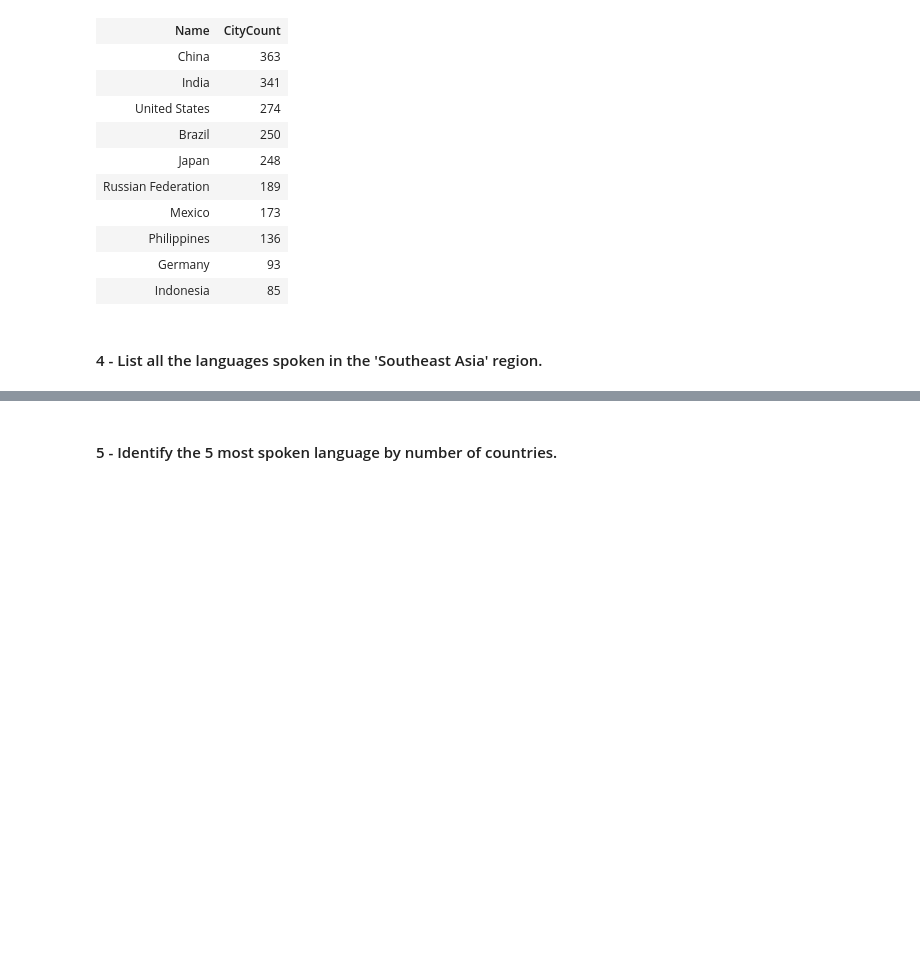
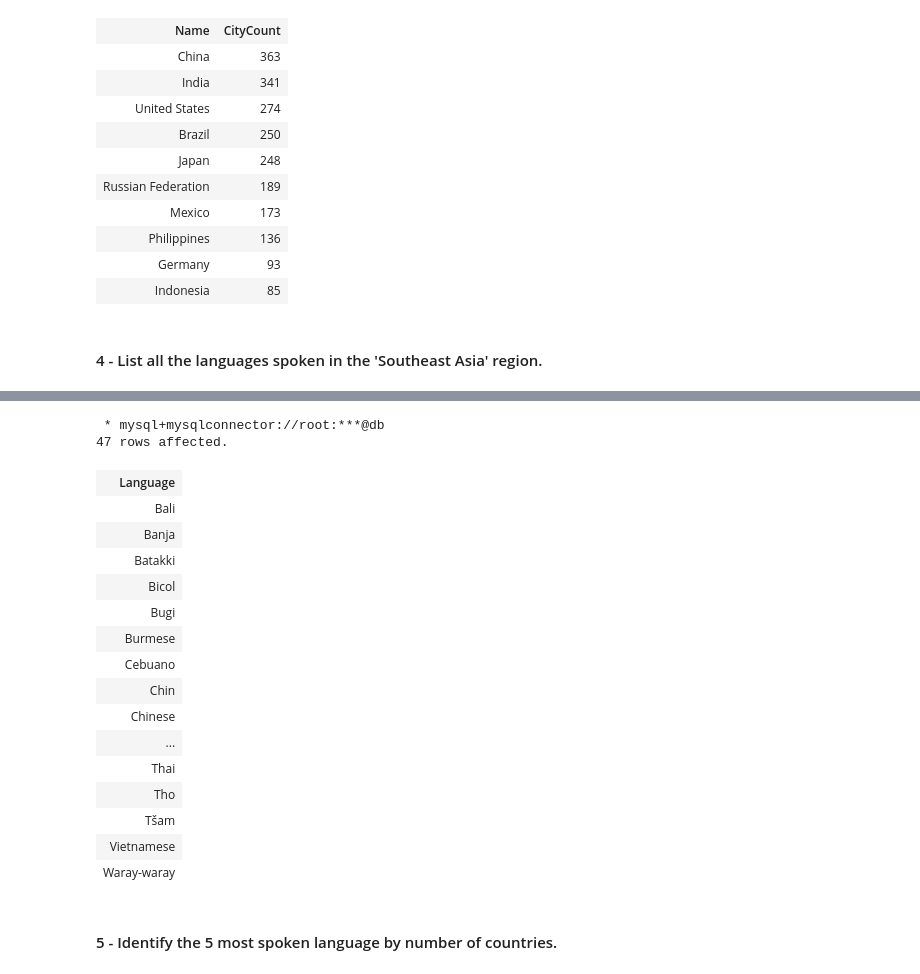
Before and after one commit to gulbord/MAPD-B, a Jupyter notebook: mysql/notebooks/MySQL.ipynb, the cells around one changed output, grey strips where cells are left out. Drawn from its saved outputs; the diff is of its cells as text; code cells hidden in the pictures; blank space fills up the shorter version.

```diff
--- a/mysql/notebooks/MySQL.ipynb
+++ b/mysql/notebooks/MySQL.ipynb
@@ -1370,11 +1383,30 @@ LIMIT 10;
 # %%
 %%sql
 
-# SELECT DISTINCT
-# FROM
-# INNER JOIN    ON
-# WHERE
-# ORDER BY ;
+SELECT DISTINCT Language
+FROM countrylanguage
+INNER JOIN country ON country.Code = CountryCode
+WHERE (country.Region = "Southeast Asia")
+ORDER BY Language;
+# %% [output]
+ * mysql+mysqlconnector://root:***@db
+47 rows affected.
+| Language |
+| Bali |
+| Banja |
+| Batakki |
+| Bicol |
+| Bugi |
+| Burmese |
+| Cebuano |
+| Chin |
+| Chinese |
+| ... |
+| Thai |
+| Tho |
+| Tšam |
+| Vietnamese |
+| Waray-waray |
 # %% [markdown]
 #### 5 - Identify the 5 most spoken language by number of countries.
 # %%
```
Also changed, not shown: parts of 6 cells of this notebook.
